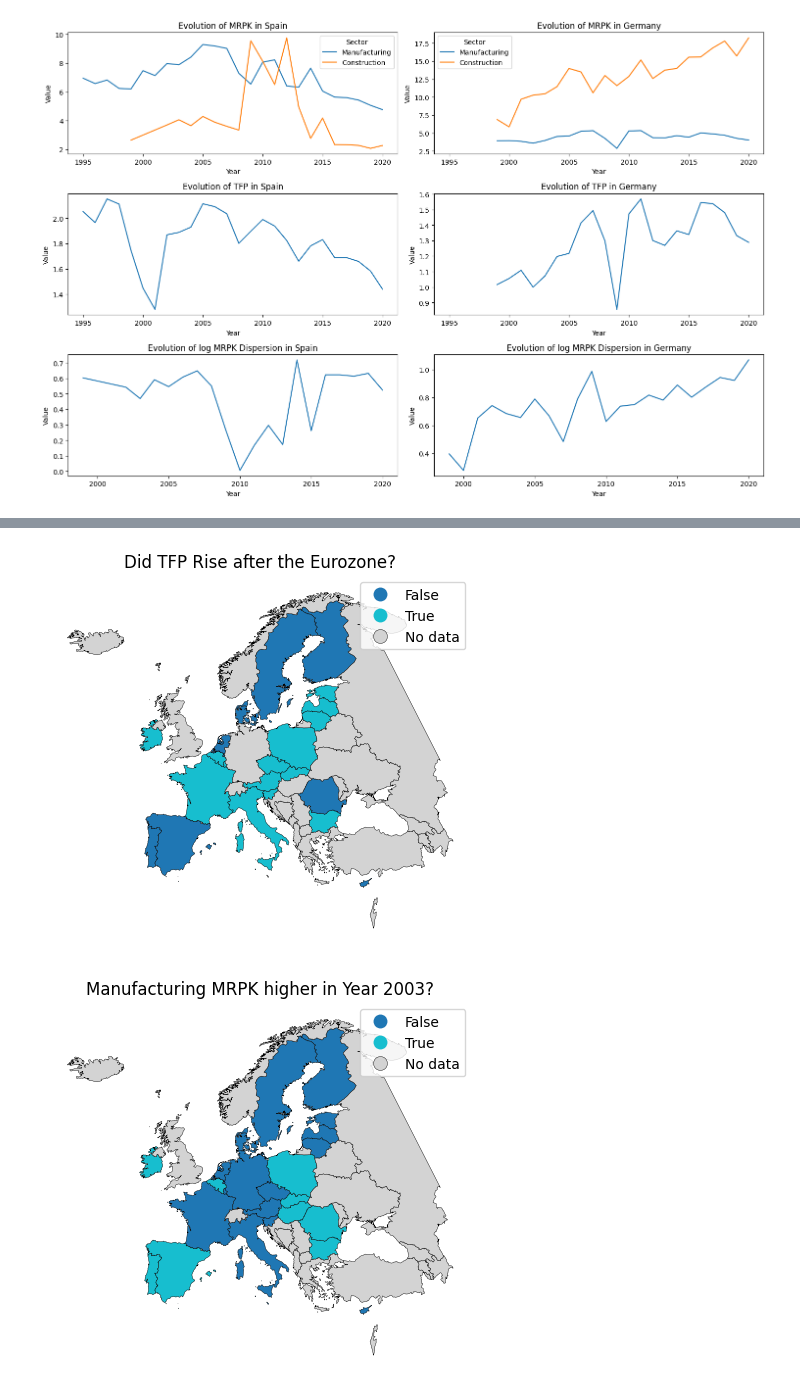
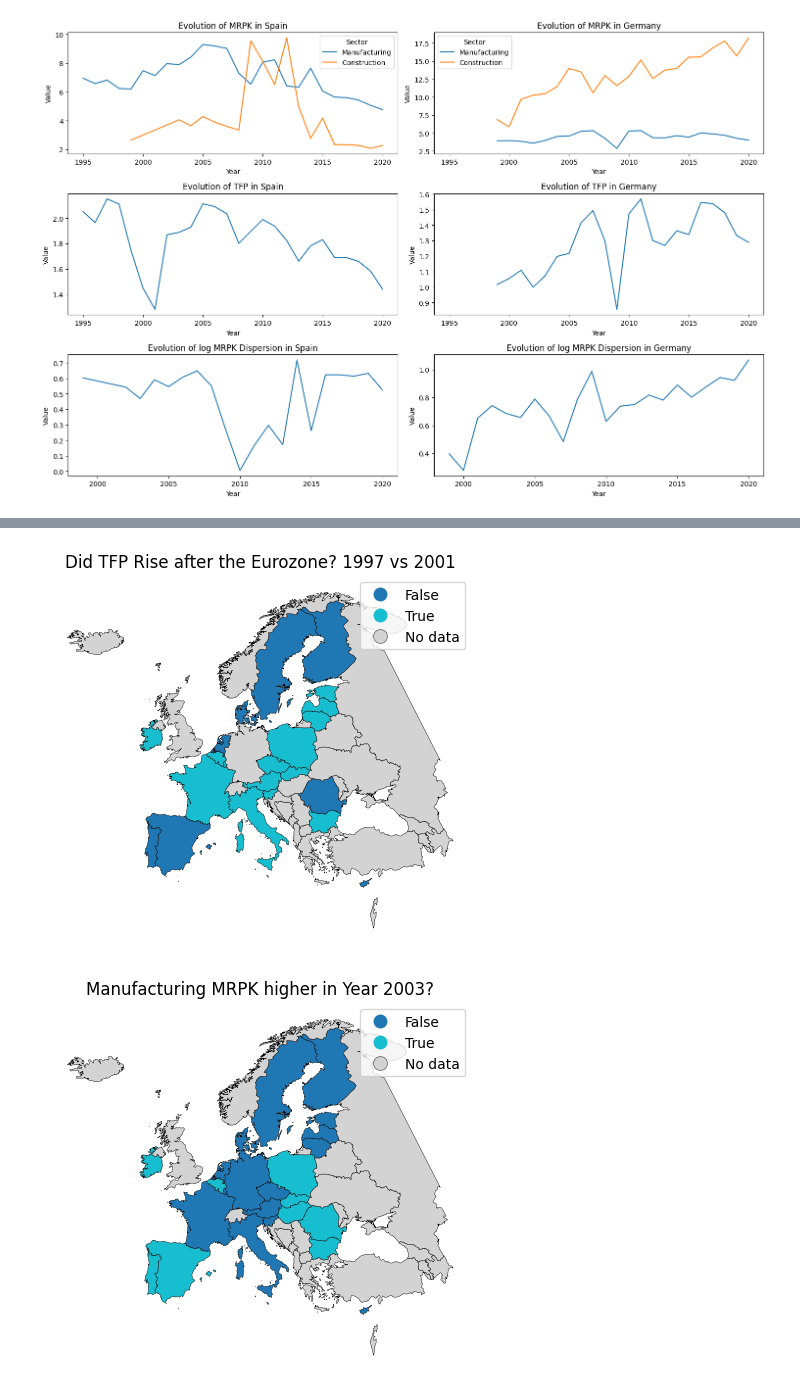
Before and after one commit to CurdinLieberherr/capital_misallocation, a Jupyter notebook: notebook.ipynb, the cells around one changed output, grey strips where cells are left out. Cells and saved outputs as stored; diff of their text form; code cells hidden in the pictures.

```diff
--- a/notebook.ipynb
+++ b/notebook.ipynb
@@ -199,21 +179,21 @@ comparison
 # %%
 import geopandas as gpd
 
 geo = gpd.read_file('europe.geojson')[['ISO2', 'geometry']]
 comparison = geo.merge(comparison, left_on='ISO2', right_on='country', how='left')
 comparison = comparison.set_geometry('geometry')
 
 
 ax = comparison.plot(column='tfp rise', legend=True, edgecolor='black', linewidth=0.3, missing_kwds={
         "color": "lightgrey",  # color for NaN values
         "label": "No data"     # optional legend label
     })
 ax.set_axis_off()
-plt.title('Did TFP Rise after the Eurozone?')
+plt.title(f'Did TFP Rise after the Eurozone? {beforey} vs {aftery}')
 plt.savefig('map.png')
 plt.show()
 # %% [output]
-[figure, old version]
+[figure, new version]
 # %%
 #compare if mrpk of construction of manufacturing is higher at year 2000
 mrpk = data[data['year'] == 2003]
```
Also changed, not shown: parts of 2 cells of this notebook.
